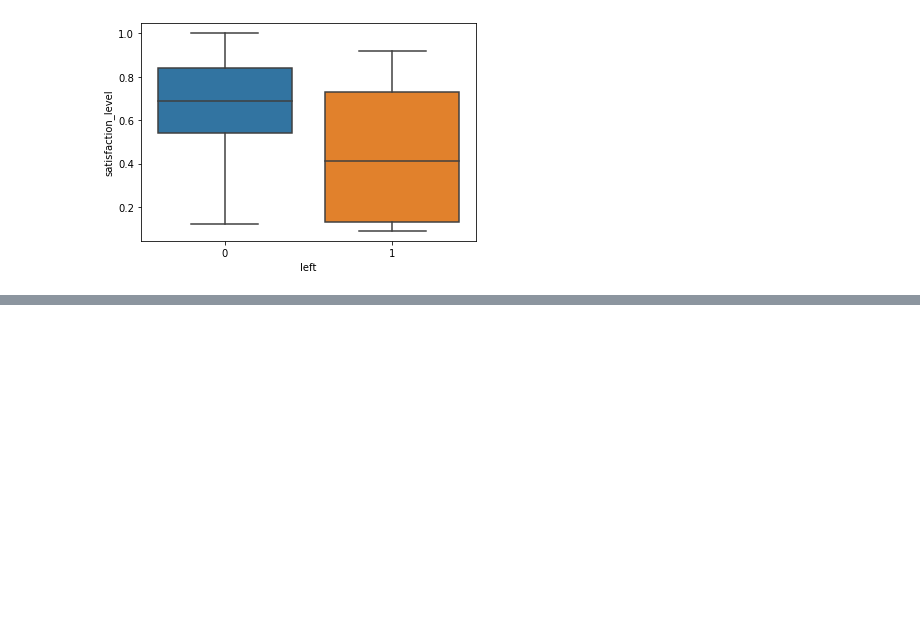
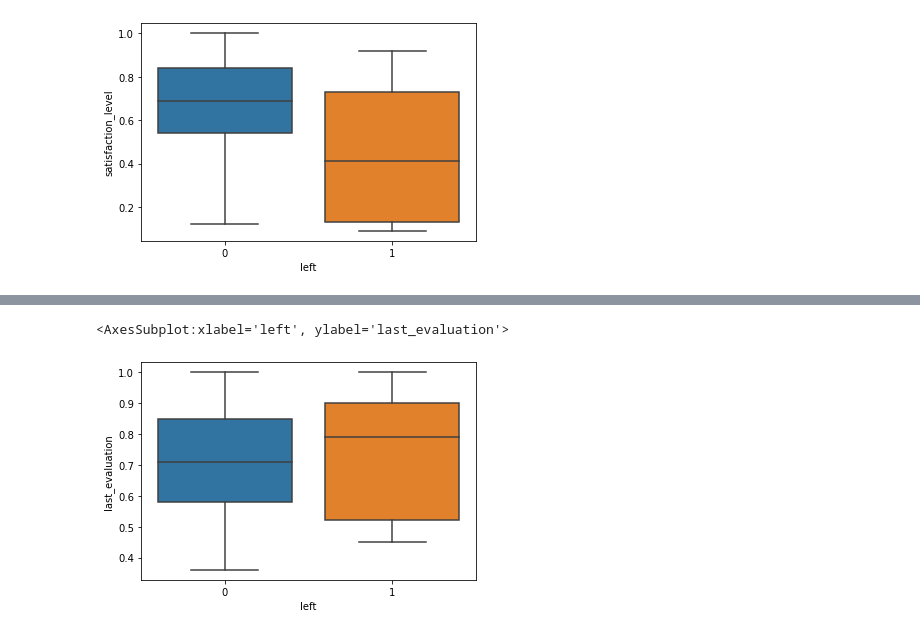
Before and after one commit to StringAna/ML_Projects, a Jupyter notebook: EDA_for_Employee_Retention.ipynb, the cells around one changed output, grey strips where cells are left out. Saved outputs shown, nothing was run; the diff lists cells and outputs as text; code cells hidden in the pictures; blank space fills up the shorter version.

```diff
--- a/EDA_for_Employee_Retention.ipynb
+++ b/EDA_for_Employee_Retention.ipynb
@@ -137,0 +158,7 @@ sns.boxplot(x='left',y='satisfaction_level',data=df)
+# %%
+#boxplot
+sns.boxplot(x='left',y='last_evaluation',data=df)
+#Take away :- employees who had high last_evaluation value left
+# %% [output]
+<AxesSubplot:xlabel='left', ylabel='last_evaluation'>
+[figure, added]
```
Also changed, not shown: parts of 10 cells of this notebook.
